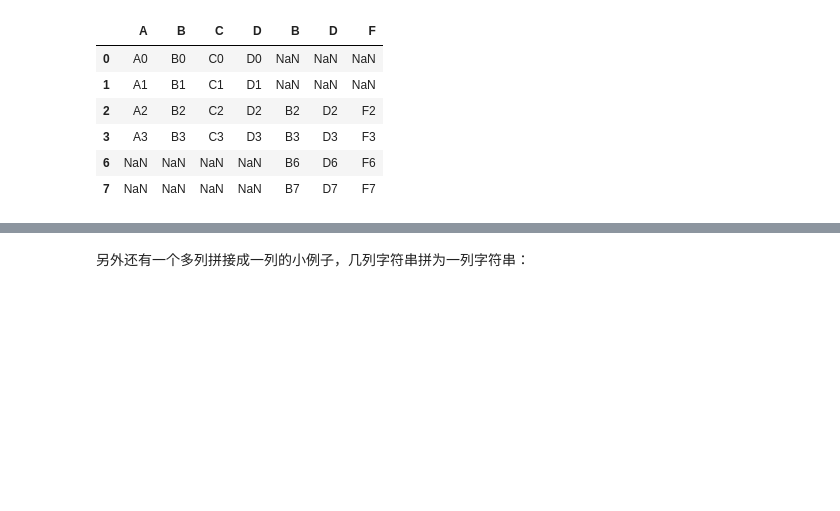
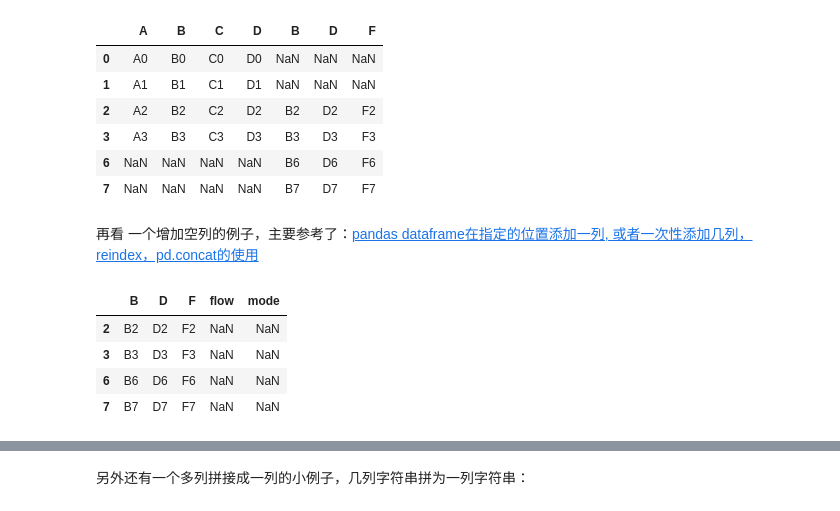
Before and after one commit to iHeadWater/hydrus, a Jupyter notebook: 2-pandas-examples/basic-pandas.ipynb, the cells around one changed output, grey strips where cells are left out. Cells and saved outputs as stored; diff of their text form; code cells hidden in the pictures; blank space fills up the shorter version.

```diff
--- a/2-pandas-examples/basic-pandas.ipynb
+++ b/2-pandas-examples/basic-pandas.ipynb
@@ -251,3 +251,14 @@ result
 | 3 | A3 | B3 | C3 | D3 | B3 | D3 | F3 |
 | 6 | NaN | NaN | NaN | NaN | B6 | D6 | F6 |
 | 7 | NaN | NaN | NaN | NaN | B7 | D7 | F7 |
+# %% [markdown]
+再看 一个增加空列的例子，主要参考了：[pandas dataframe在指定的位置添加一列, 或者一次性添加几列，reindex，pd.concat的使用](https://blog.csdn.net/AlanGuoo/article/details/76522429)
+# %%
+df5 = pd.concat([df4, pd.DataFrame(columns=['flow', 'mode'])])
+df5
+# %% [output]
+|  | B | D | F | flow | mode |
+| 2 | B2 | D2 | F2 | NaN | NaN |
+| 3 | B3 | D3 | F3 | NaN | NaN |
+| 6 | B6 | D6 | F6 | NaN | NaN |
+| 7 | B7 | D7 | F7 | NaN | NaN |
```
Also changed, not shown: parts of 10 cells of this notebook, 5 other files.
